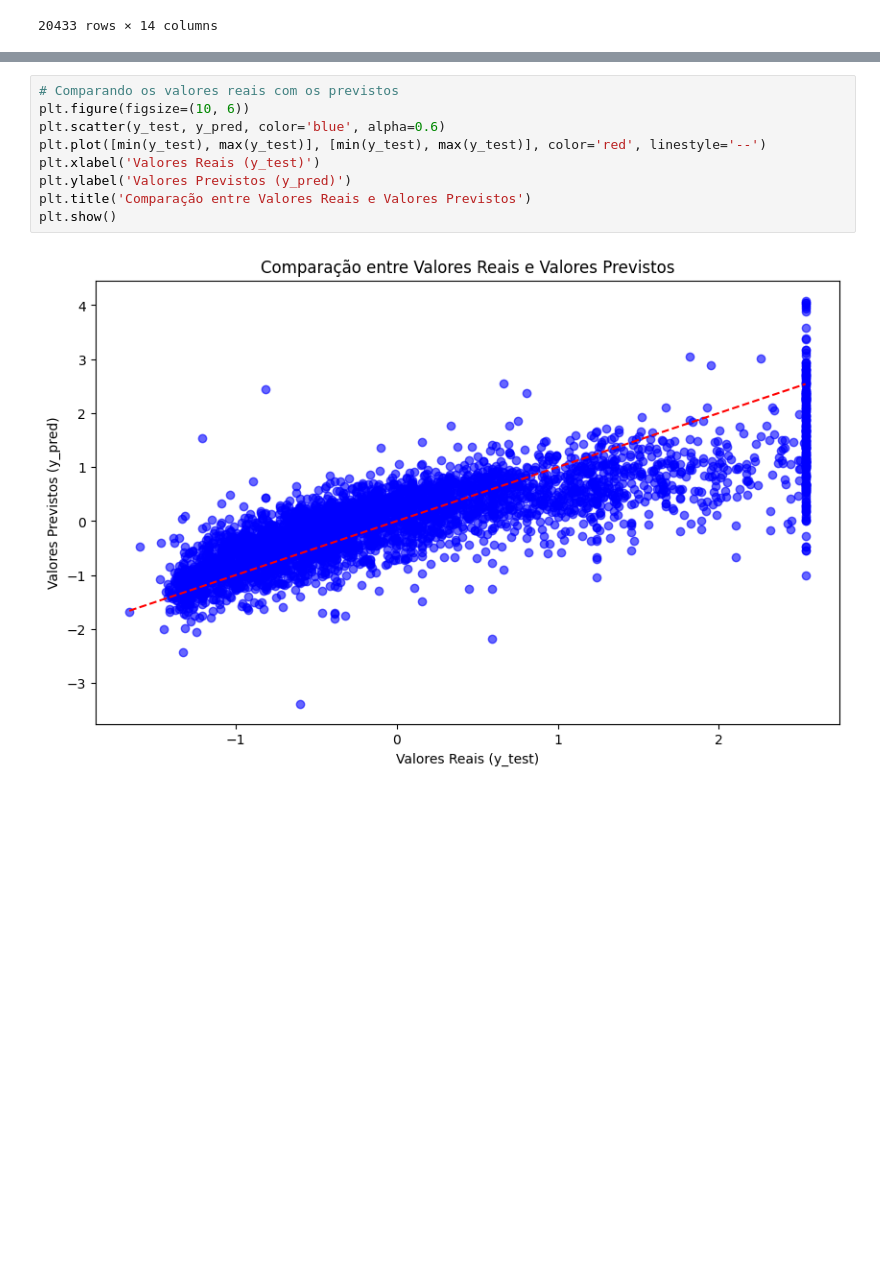
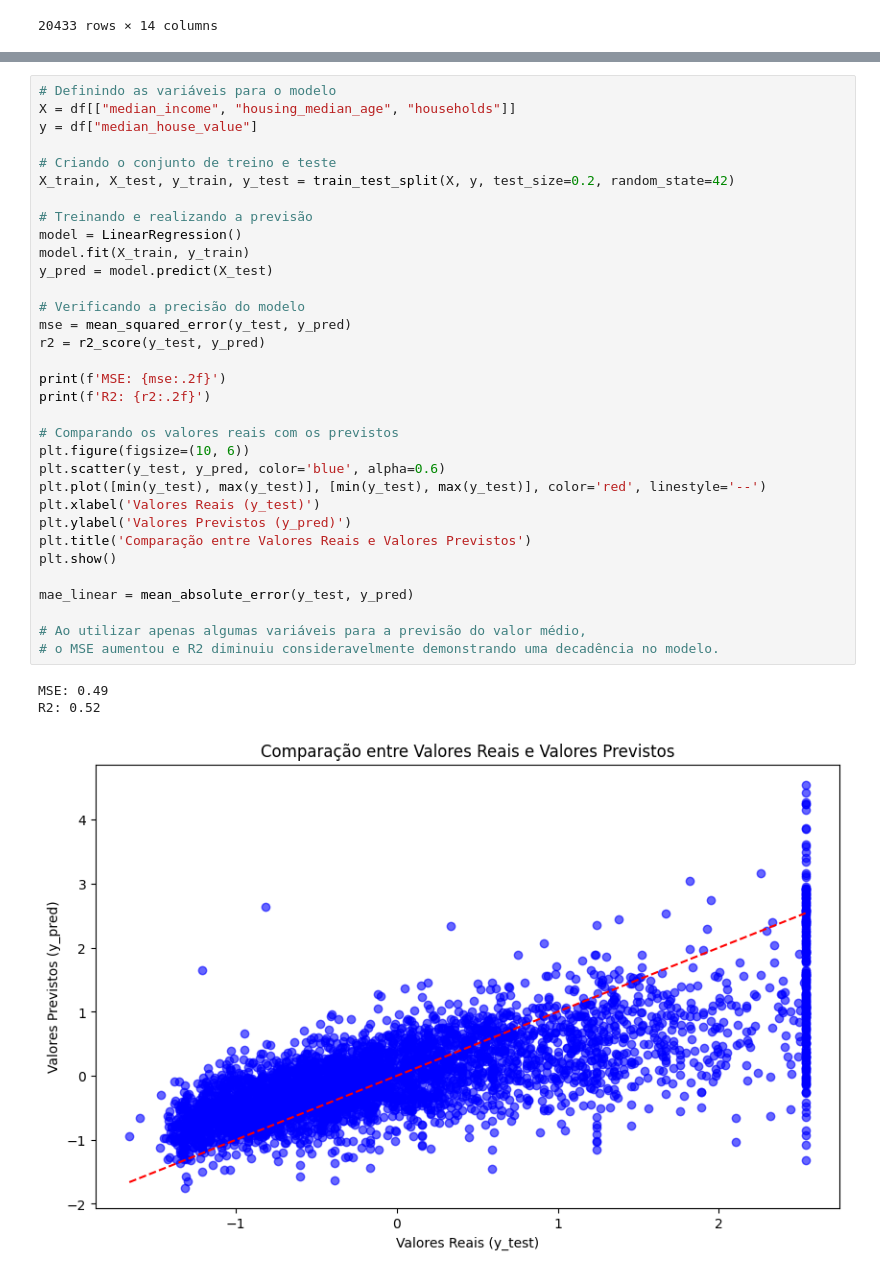
Before and after one commit to samuelgamaral/PredictMeanPrice, a Jupyter notebook: PredictMeanPrice.ipynb, the cells around one changed output, grey strips where cells are left out. Cells and saved outputs as stored; diff of their text form; blank space fills up the shorter version.

```diff
--- a/PredictMeanPrice.ipynb
+++ b/PredictMeanPrice.ipynb
@@ -105,11 +136,37 @@ R2: 0.65
 # %%
+# Definindo as variáveis para o modelo
+X = df[["median_income", "housing_median_age", "households"]]
+y = df["median_house_value"]
+
+# Criando o conjunto de treino e teste
+X_train, X_test, y_train, y_test = train_test_split(X, y, test_size=0.2, random_state=42)
+
+# Treinando e realizando a previsão
+model = LinearRegression()
+model.fit(X_train, y_train)
+y_pred = model.predict(X_test)
+
+# Verificando a precisão do modelo
+mse = mean_squared_error(y_test, y_pred)
+r2 = r2_score(y_test, y_pred)
+
+print(f'MSE: {mse:.2f}')
+print(f'R2: {r2:.2f}')
+
 # Comparando os valores reais com os previstos
 plt.figure(figsize=(10, 6))
 plt.scatter(y_test, y_pred, color='blue', alpha=0.6)
 plt.plot([min(y_test), max(y_test)], [min(y_test), max(y_test)], color='red', linestyle='--')
 plt.xlabel('Valores Reais (y_test)')
 plt.ylabel('Valores Previstos (y_pred)')
 plt.title('Comparação entre Valores Reais e Valores Previstos')
 plt.show()
+
+mae_linear = mean_absolute_error(y_test, y_pred)
+
+# Ao utilizar apenas algumas variáveis para a previsão do valor médio,
+# o MSE aumentou e R2 diminuiu consideravelmente demonstrando uma decadência no modelo.
 # %% [output]
+MSE: 0.49
+R2: 0.52
-[figure, old version]
+[figure, new version]
```
Also changed, not shown: parts of 5 cells of this notebook.
